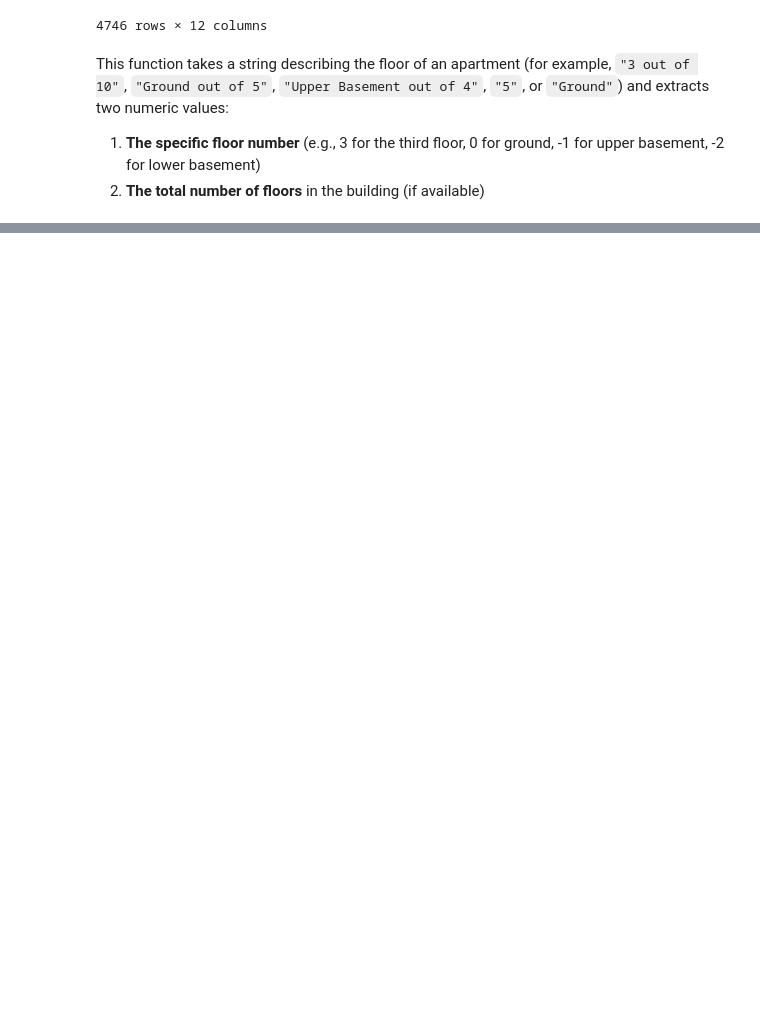
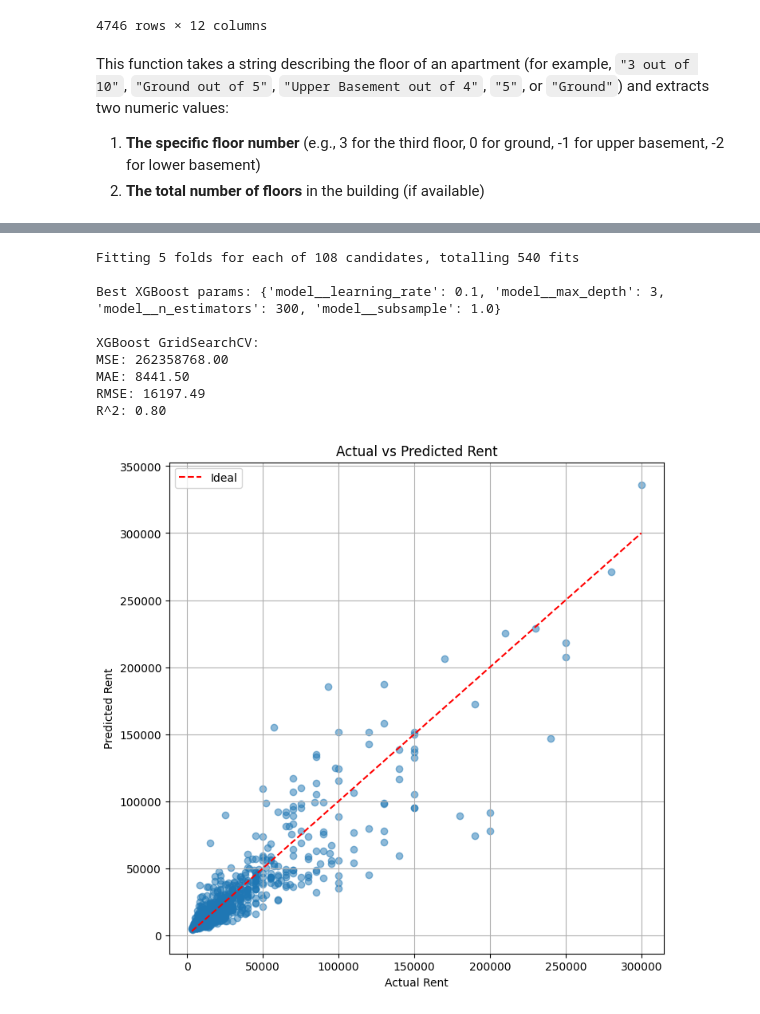
Before and after one commit to Andrej132/House_Rent_Predictions, a Jupyter notebook: notebooks/EDA_&_Modeling.ipynb, the cells around one changed output, grey strips where cells are left out. Saved outputs shown, nothing was run; the diff lists cells and outputs as text; code cells hidden in the pictures; blank space fills up the shorter version.

```diff
--- a/notebooks/EDA_&_Modeling.ipynb
+++ b/notebooks/EDA_&_Modeling.ipynb
@@ -806,0 +721,4 @@ R^2: 0.87
+# %%
+rent_upper = df['Rent'].quantile(0.99)
+size_upper = df['Size'].quantile(0.99)
+df = df[(df['Rent'] <= rent_upper) & (df['Size'] <= size_upper)]
@@ -806,0 +905,31 @@ R^2: 0.87
+# %%
+xgb_pipe = Pipeline([
+    ('pre', preprocessor),
+    ('model', xgb.XGBRegressor(random_state=42, verbosity=0))
+])
+
+xgb_param_grid = {
+    'model__n_estimators': [100, 200, 300],
+    'model__max_depth': [3, 6, 10],
+    'model__learning_rate': [0.001,0.01,0.05, 0.1],
+    'model__subsample': [0.5,0.8, 1.0],
+}
+
+xgb_gs = GridSearchCV(xgb_pipe, xgb_param_grid, cv=5, n_jobs=-1, scoring='neg_mean_squared_error', verbose=2)
+xgb_gs.fit(X_train, y_train_log)
+
+print("\nBest XGBoost params:", xgb_gs.best_params_)
+print("\nXGBoost GridSearchCV:")
+y_true, y_pred = evaluate_model(xgb_gs.best_estimator_, X_test, y_test)
+plot_actual_vs_predicted(y_true, y_pred)
+# %% [output]
+Fitting 5 folds for each of 108 candidates, totalling 540 fits
+
+Best XGBoost params: {'model__learning_rate': 0.1, 'model__max_depth': 3, 'model__n_estimators': 300, 'model__subsample': 1.0}
+
+XGBoost GridSearchCV:
+MSE: 262358768.00
+MAE: 8441.50
+RMSE: 16197.49
+R^2: 0.80
+[figure, added]
```
Also changed, not shown: parts of 39 cells of this notebook, 24 other files.
